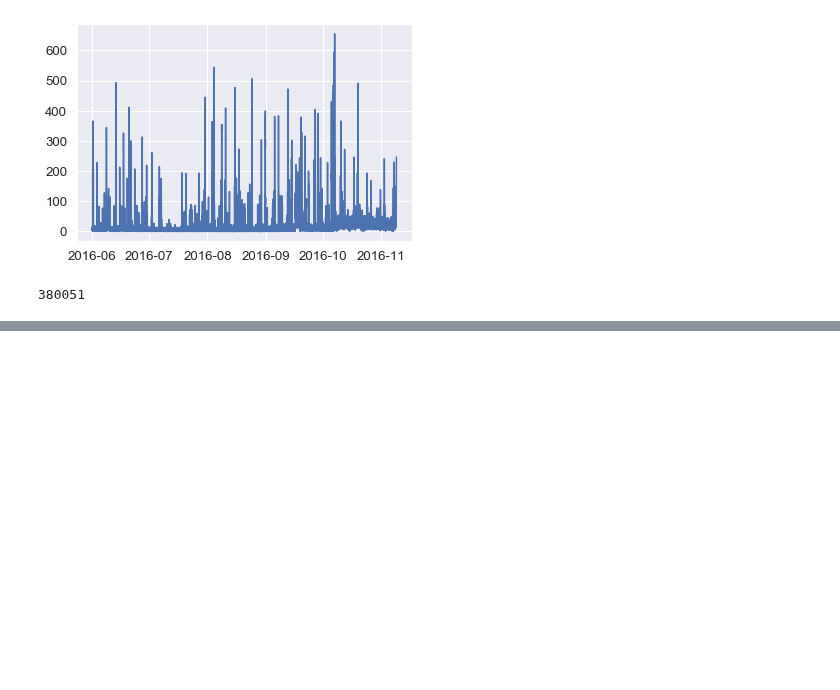
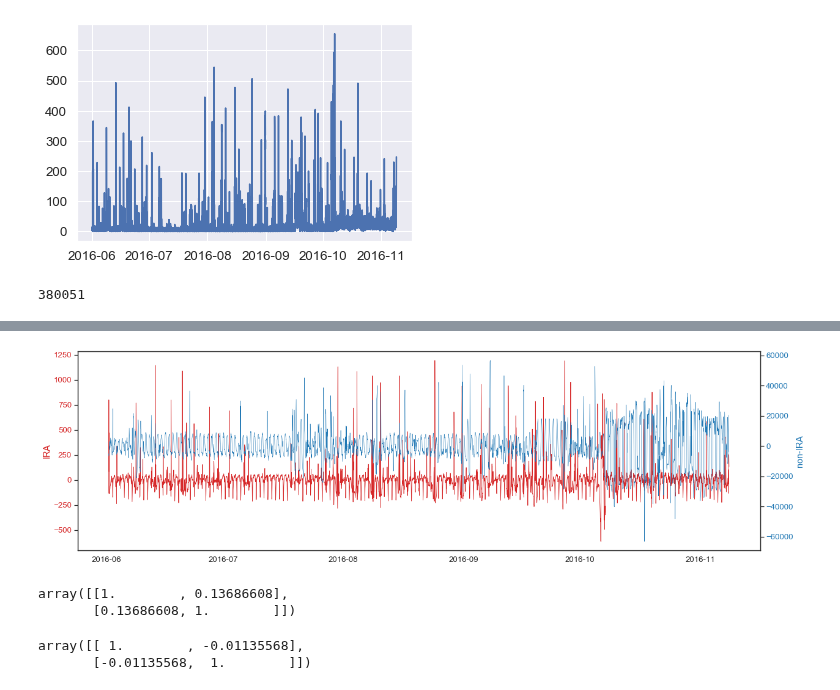
Before and after one commit to kayzhou/fake_news_during_election, a Jupyter notebook: interaction_with_IRA.ipynb, the cells around one changed output, grey strips where cells are left out. Drawn from its saved outputs; the diff is of its cells as text; code cells hidden in the pictures; blank space fills up the shorter version.

```diff
--- a/interaction_with_IRA.ipynb
+++ b/interaction_with_IRA.ipynb
@@ -2002,0 +2053,2 @@ ax2.tick_params(axis='y', labelcolor=color)
+# %%
+G_c0 = nx.read_gpickle("data/louvain_2_layers/0.gpickle")
@@ -2002,0 +2112,10 @@ ax2.tick_params(axis='y', labelcolor=color)
+# %%
+from statsmodels.tsa.seasonal import seasonal_decompose
+non_result = seasonal_decompose(non_ts, model='additive', freq=24)
+result = seasonal_decompose(ts, model='additive', freq=24)
+
+print(non_result.resid)
+# print(result.trend)
+# print(result.seasonal)
+print(result.resid)
+# print(result.observed)
@@ -2002,0 +2140,30 @@ ax2.tick_params(axis='y', labelcolor=color)
+# %%
+sns.set(style="white", font_scale=1.2)
+
+fig, ax1 = plt.subplots(figsize=(20, 6))
+color = 'tab:red'
+ax1.set_ylabel('IRA', color=color)  # we already handled the x-label with ax1
+# ax1.set_ylim((-600, 600))
+ax1.plot(result.resid, color=color, lw=0.8)
+ax1.tick_params(axis='y', labelcolor=color)
+
+ax2 = ax1.twinx()  # instantiate a second axes that shares the same x-axis
+
+color = 'tab:blue'
+ax2.set_ylabel('non-IRA', color=color)  # we already handled the x-label with ax1
+# ax2.set_ylim((-20000, 20000))
+ax2.plot(non_result.resid, color=color, lw=0.5)
+ax2.tick_params(axis='y', labelcolor=color)
+plt.savefig("fig/c0-resid.pdf", dpi=300)
+# %% [output]
+[figure, added]
+# %%
+np.corrcoef(result.observed, non_result.observed)
+# %% [output]
+array([[1.        , 0.13686608],
+       [0.13686608, 1.        ]])
+# %%
+np.corrcoef(result.resid.dropna(), non_result.resid.dropna())
+# %% [output]
+array([[ 1.        , -0.01135568],
+       [-0.01135568,  1.        ]])
```
Also changed, not shown: parts of 35 cells of this notebook, 2 other files.
